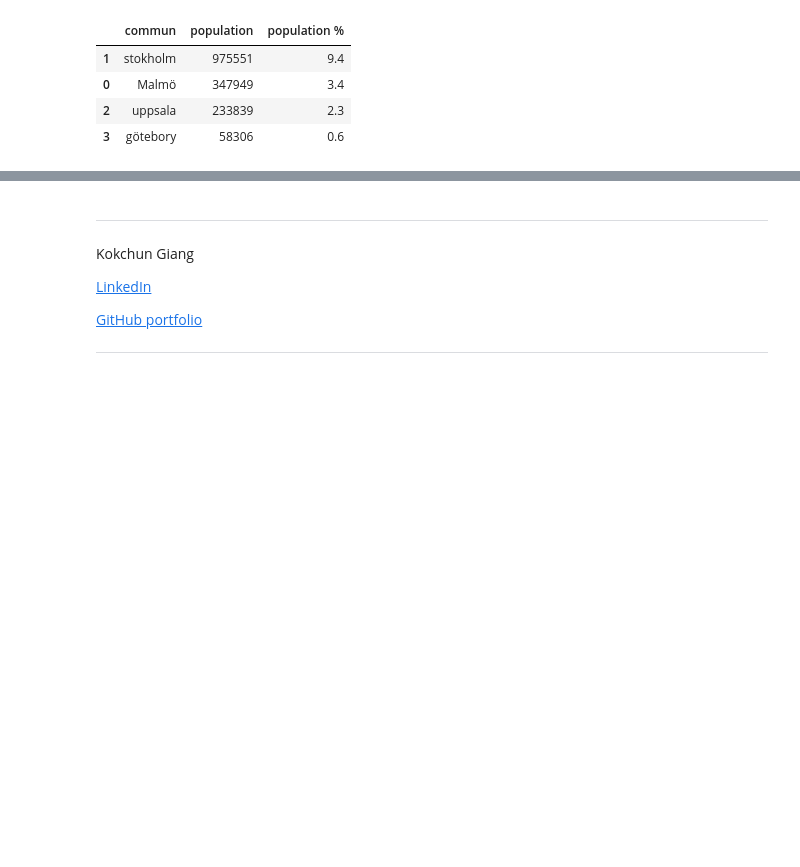
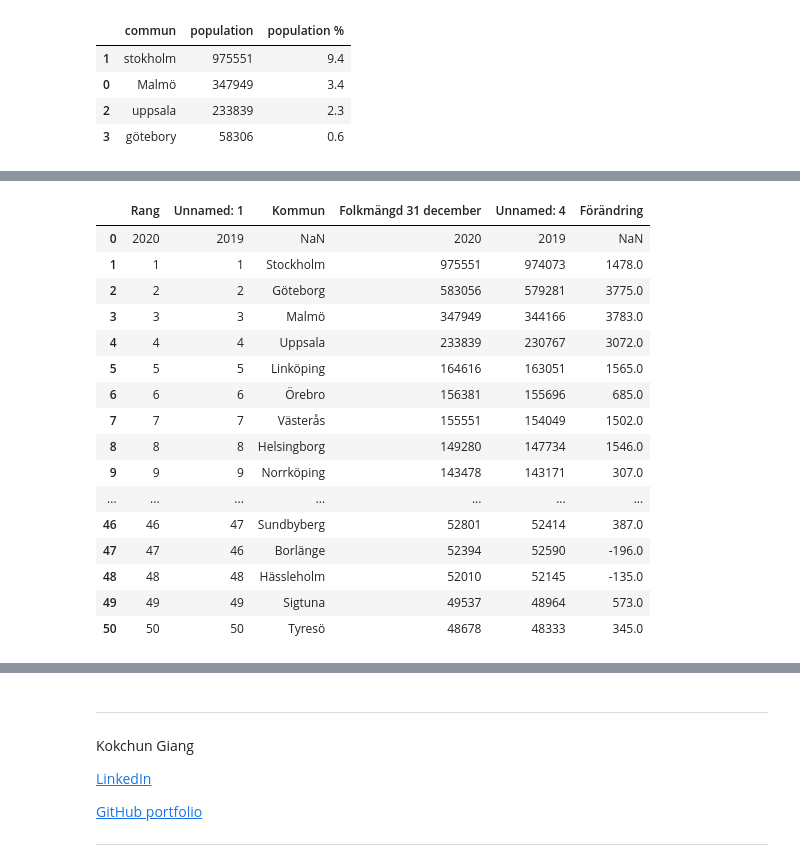
Before and after one commit to Horieh1989/DataProcceccing1, a Jupyter notebook: Exercises/E00_pandas_basic_syntax.ipynb, the cells around one changed output, grey strips where cells are left out. Cells and saved outputs as stored; diff of their text form; code cells hidden in the pictures; blank space fills up the shorter version.

```diff
--- a/Exercises/E00_pandas_basic_syntax.ipynb
+++ b/Exercises/E00_pandas_basic_syntax.ipynb
@@ -221,0 +248,5 @@ f)
+# %%
+import pandas as pd
+pd.set_option('display.max_columns', None)
+df.head(10)
+df.describe()
@@ -221,0 +263,30 @@ f)
+# %%
+import pandas as pd
+import numpy as np
+
+file_path = r"C:\Users\horie\DataProcceccing\stocksdata\komtopp50_2020.xlsx"
+Topp=pd.read_excel(file_path, header=5)
+df=pd.DataFrame(Topp)
+df
+df=df.dropna(how='all')  # drop rows where all elements are NaN
+df
+
+#new_columns = ["Range2019","Range2020","Kommun","Folkmäng2020", "Folkmäng2019","Förändring"]
+# %% [output]
+|  | Rang | Unnamed: 1 | Kommun | Folkmängd 31 december | Unnamed: 4 | Förändring |
+| 0 | 2020 | 2019 | NaN | 2020 | 2019 | NaN |
+| 1 | 1 | 1 | Stockholm | 975551 | 974073 | 1478.0 |
+| 2 | 2 | 2 | Göteborg | 583056 | 579281 | 3775.0 |
+| 3 | 3 | 3 | Malmö | 347949 | 344166 | 3783.0 |
+| 4 | 4 | 4 | Uppsala | 233839 | 230767 | 3072.0 |
+| 5 | 5 | 5 | Linköping | 164616 | 163051 | 1565.0 |
+| 6 | 6 | 6 | Örebro | 156381 | 155696 | 685.0 |
+| 7 | 7 | 7 | Västerås | 155551 | 154049 | 1502.0 |
+| 8 | 8 | 8 | Helsingborg | 149280 | 147734 | 1546.0 |
+| 9 | 9 | 9 | Norrköping | 143478 | 143171 | 307.0 |
+| ... | ... | ... | ... | ... | ... | ... |
+| 46 | 46 | 47 | Sundbyberg | 52801 | 52414 | 387.0 |
+| 47 | 47 | 46 | Borlänge | 52394 | 52590 | -196.0 |
+| 48 | 48 | 48 | Hässleholm | 52010 | 52145 | -135.0 |
+| 49 | 49 | 49 | Sigtuna | 49537 | 48964 | 573.0 |
+| 50 | 50 | 50 | Tyresö | 48678 | 48333 | 345.0 |
```
Also changed, not shown: parts of 3 cells of this notebook.
